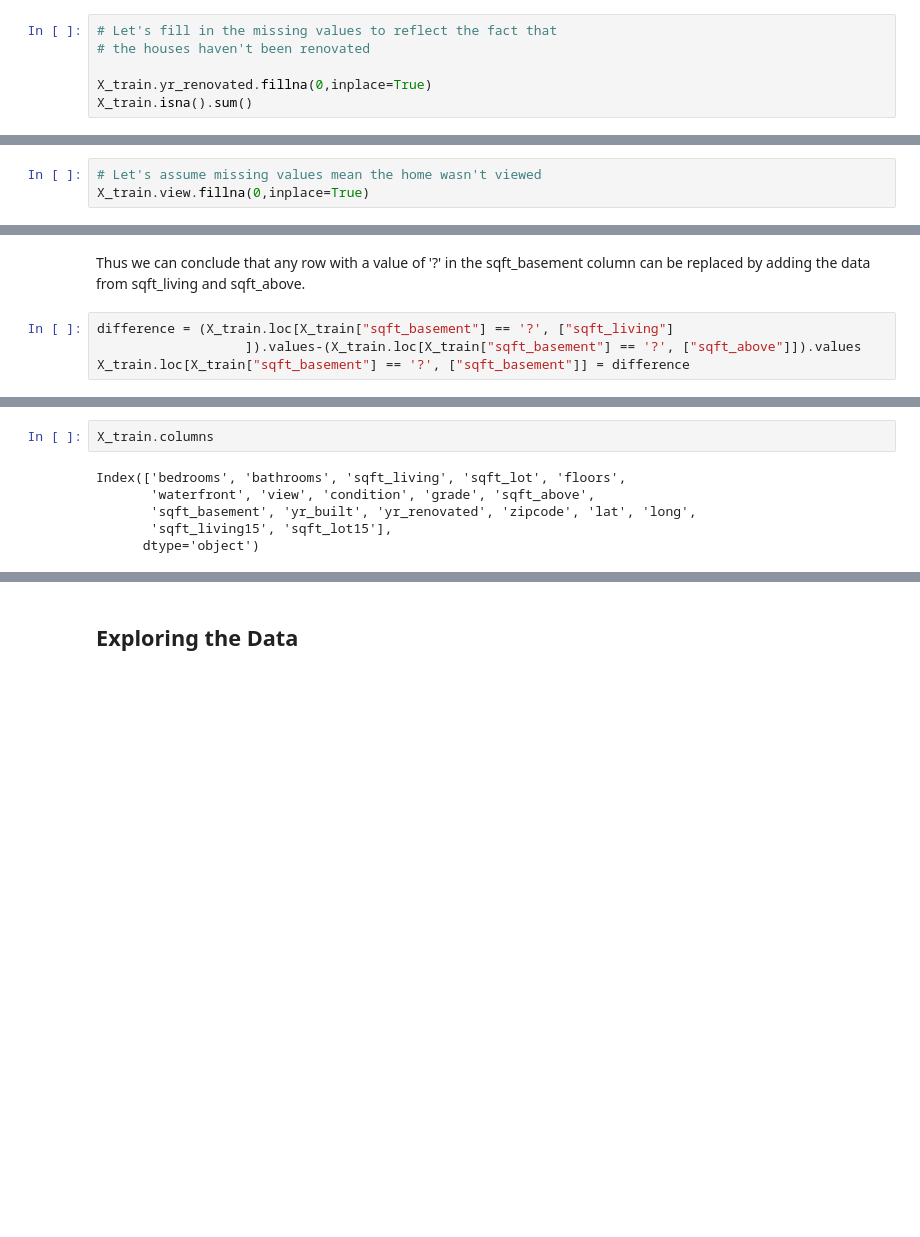
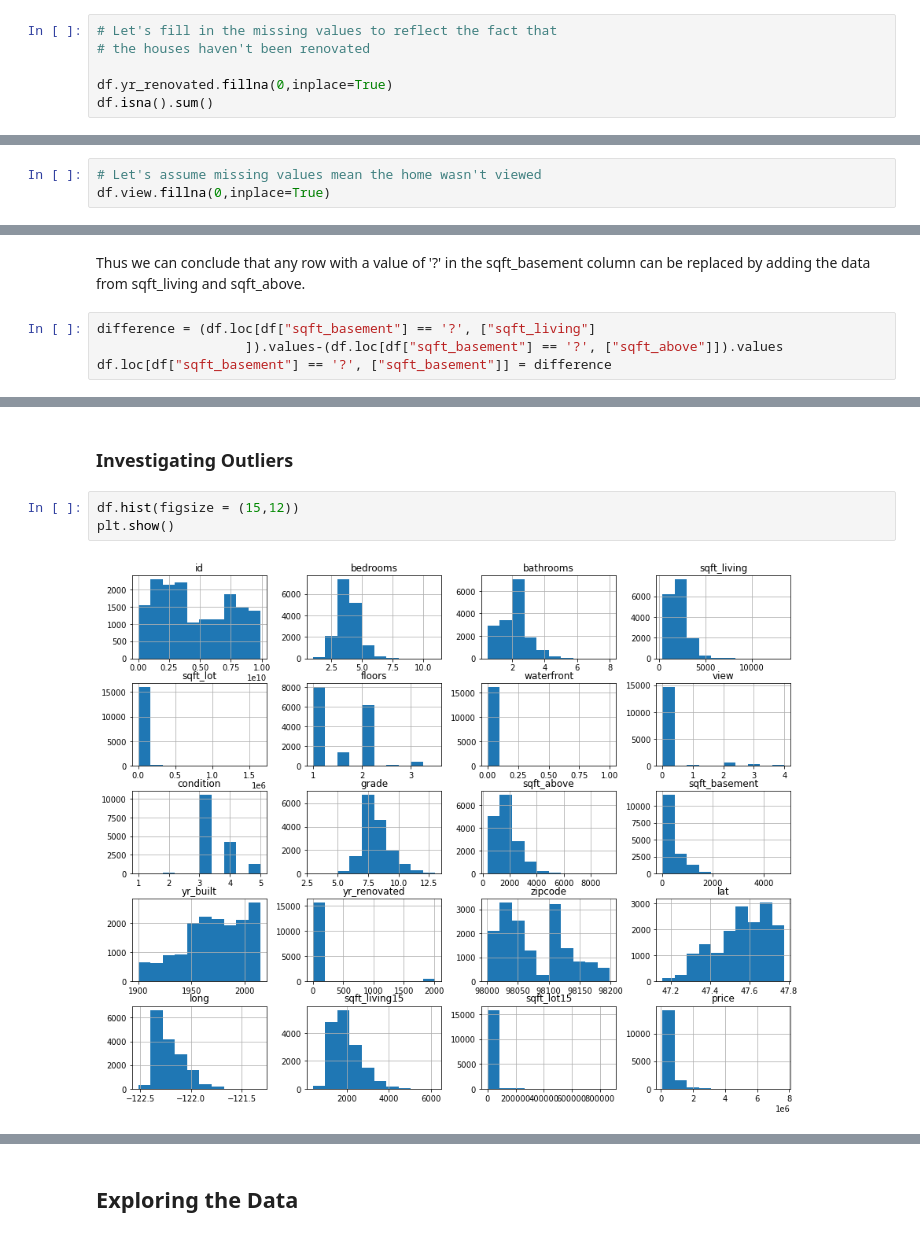
Before and after one commit to alexcasey92/Phase_2_Housing_Project, a Jupyter notebook: student.ipynb, the cells around one changed output, grey strips where cells are left out. Saved outputs shown, nothing was run; the diff lists cells and outputs as text; blank space fills up the shorter version.

```diff
--- a/student.ipynb
+++ b/student.ipynb
@@ -304,6 +251,6 @@ Name: yr_renovated, Length: 66, dtype: int64
 # Let's fill in the missing values to reflect the fact that
 # the houses haven't been renovated
 
-X_train.yr_renovated.fillna(0,inplace=True)
-X_train.isna().sum()
+df.yr_renovated.fillna(0,inplace=True)
+df.isna().sum()
 # %% [output]
@@ -335,7 +280,7 @@ array([ 0.,  3.,  2.,  4.,  1., nan])
 # This looks like how many times the property was viewed before being sold
 # %%
 # Let's assume missing values mean the home wasn't viewed
-X_train.view.fillna(0,inplace=True)
+df.view.fillna(0,inplace=True)
 # %%
 # Numerical Data Stored as Strings
 # we need to change the data type of sqft_basement because it's a string when
@@ -454,8 +381,8 @@ Now let's see if this relationship between the 3 variables is consistent through
 
 Thus we can conclude that any row with a value of '?' in the sqft_basement column can be replaced by adding the data from sqft_living and sqft_above.
 # %%
-difference = (X_train.loc[X_train["sqft_basement"] == '?', ["sqft_living"]
-                   ]).values-(X_train.loc[X_train["sqft_basement"] == '?', ["sqft_above"]]).values
-X_train.loc[X_train["sqft_basement"] == '?', ["sqft_basement"]] = difference
+difference = (df.loc[df["sqft_basement"] == '?', ["sqft_living"]
+                   ]).values-(df.loc[df["sqft_basement"] == '?', ["sqft_above"]]).values
+df.loc[df["sqft_basement"] == '?', ["sqft_basement"]] = difference
 # %%
 #change the dtype to int64 to be consistent with the rest of the 'sqft' variables
@@ -524,11 +410,10 @@ X_train.describe()
-# %%
-X_train.columns
-# %% [output]
-Index(['bedrooms', 'bathrooms', 'sqft_living', 'sqft_lot', 'floors',
-       'waterfront', 'view', 'condition', 'grade', 'sqft_above',
-       'sqft_basement', 'yr_built', 'yr_renovated', 'zipcode', 'lat', 'long',
-       'sqft_living15', 'sqft_lot15'],
-      dtype='object')
+# %% [markdown]
+### Investigating Outliers
+# %%
+df.hist(figsize = (15,12))
+plt.show()
+# %% [output]
+[figure, added]
 # %%
 
 # Define function to remove outliers
```
Also changed, not shown: parts of 111 cells of this notebook, 3 other files.
